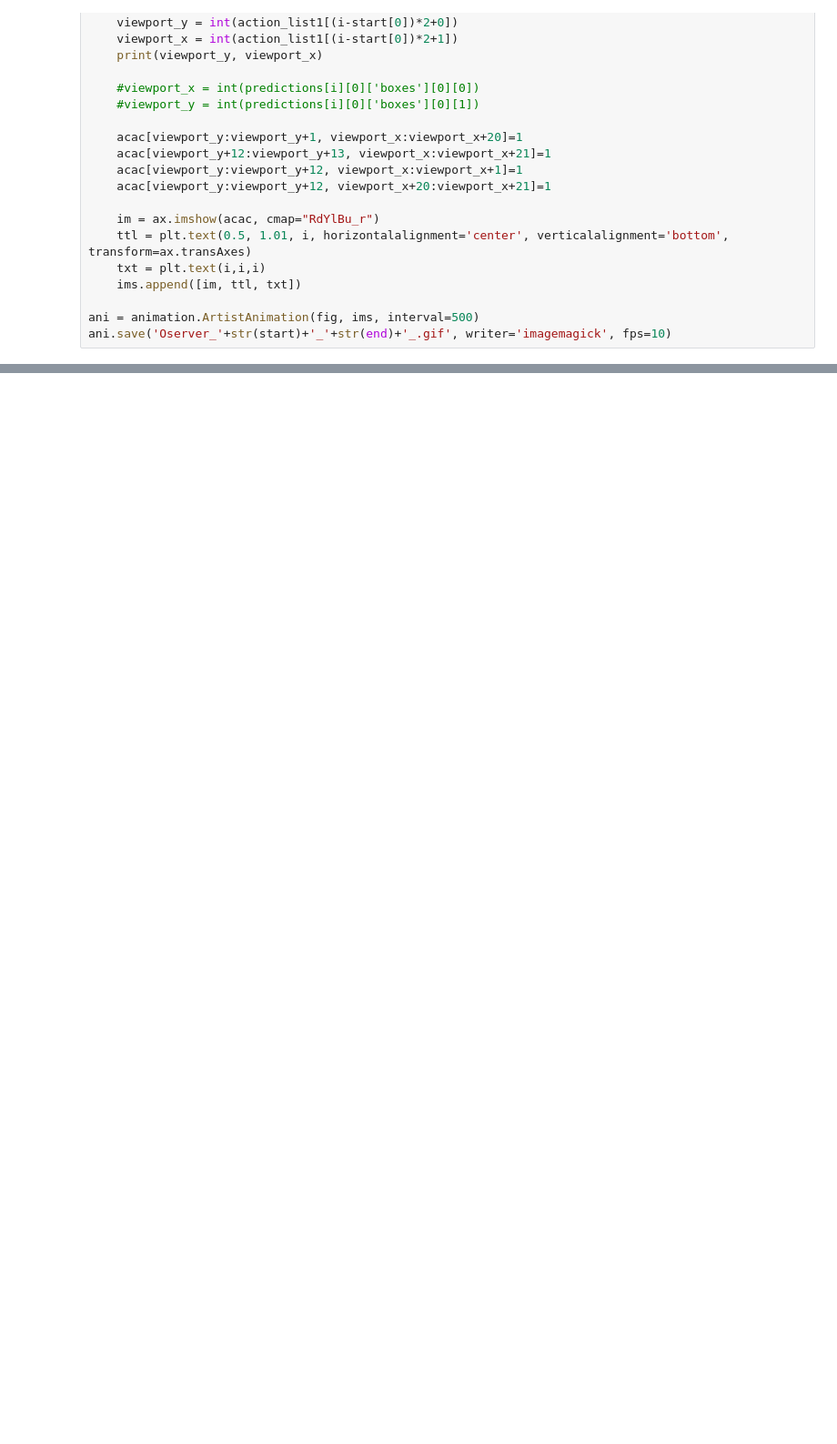
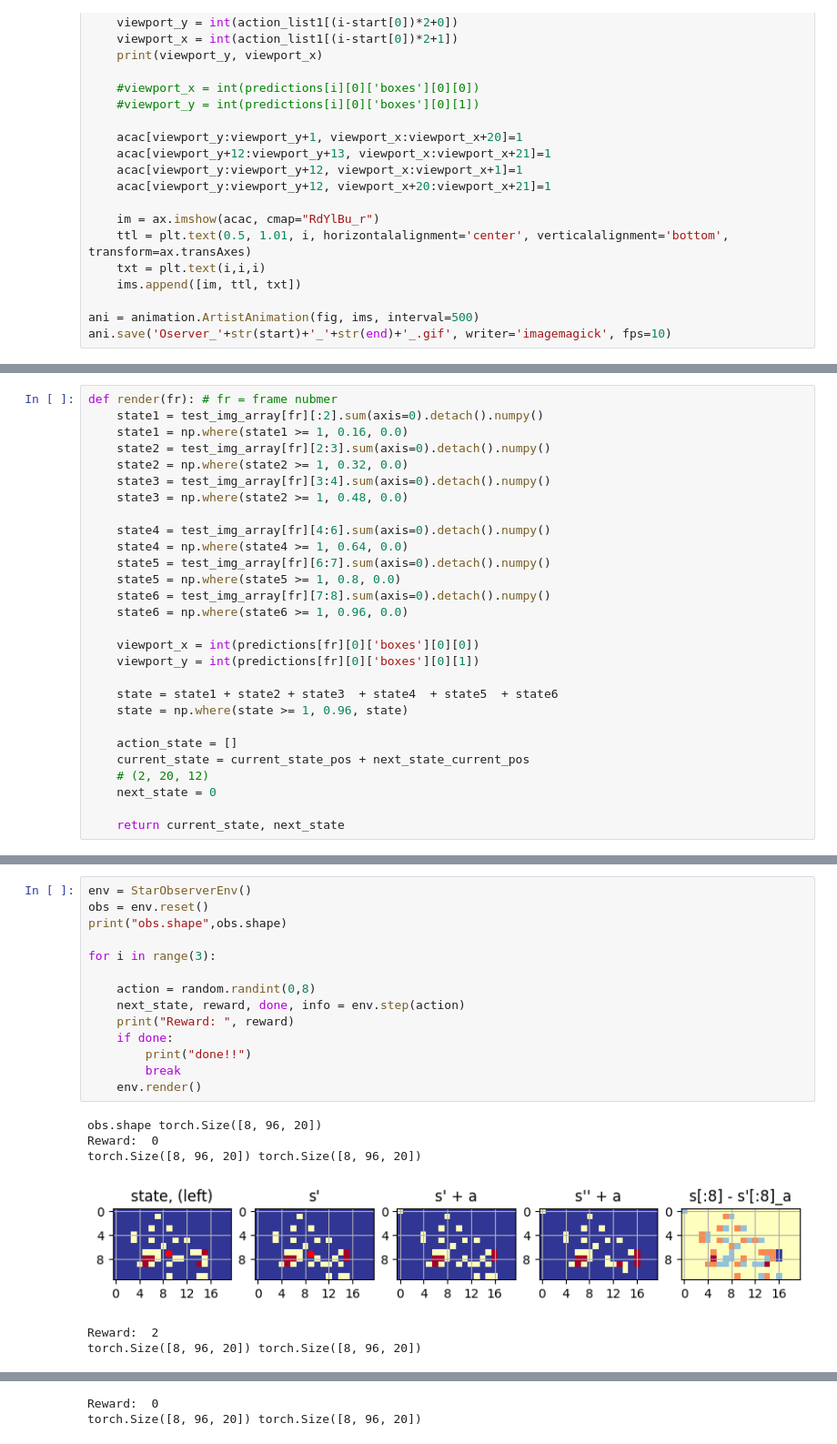
Before and after one commit to hotco87/Automatic-Observer-for-StarCraft, a Jupyter notebook: src/5_RuleBased_Observer_and_RL.ipynb, the cells around one changed output, grey strips where cells are left out. Shown at 91% size. Saved outputs shown, nothing was run; the diff lists cells and outputs as text; blank space fills up the shorter version.

```diff
--- a/src/5_RuleBased_Observer_and_RL.ipynb
+++ b/src/5_RuleBased_Observer_and_RL.ipynb
@@ -655,0 +2517,28 @@ ani.save('Oserver_'+str(start)+'_'+str(end)+'_.gif', writer='imagemagick', fps=1
+# %%
+def render(fr): # fr = frame nubmer
+    state1 = test_img_array[fr][:2].sum(axis=0).detach().numpy()
+    state1 = np.where(state1 >= 1, 0.16, 0.0)
+    state2 = test_img_array[fr][2:3].sum(axis=0).detach().numpy()
+    state2 = np.where(state2 >= 1, 0.32, 0.0)
+    state3 = test_img_array[fr][3:4].sum(axis=0).detach().numpy()
+    state3 = np.where(state2 >= 1, 0.48, 0.0)
+
+    state4 = test_img_array[fr][4:6].sum(axis=0).detach().numpy()
+    state4 = np.where(state4 >= 1, 0.64, 0.0)
+    state5 = test_img_array[fr][6:7].sum(axis=0).detach().numpy()
+    state5 = np.where(state5 >= 1, 0.8, 0.0)
+    state6 = test_img_array[fr][7:8].sum(axis=0).detach().numpy()
+    state6 = np.where(state6 >= 1, 0.96, 0.0)
+
+    viewport_x = int(predictions[fr][0]['boxes'][0][0])
+    viewport_y = int(predictions[fr][0]['boxes'][0][1])
+
+    state = state1 + state2 + state3  + state4  + state5  + state6
+    state = np.where(state >= 1, 0.96, state)
+
+    action_state = []
+    current_state = current_state_pos + next_state_current_pos
+    # (2, 20, 12)
+    next_state = 0
+
+    return current_state, next_state
@@ -655,0 +2929,21 @@ ani.save('Oserver_'+str(start)+'_'+str(end)+'_.gif', writer='imagemagick', fps=1
+# %%
+env = StarObserverEnv()
+obs = env.reset()
+print("obs.shape",obs.shape)
+
+for i in range(3):
+
+    action = random.randint(0,8)
+    next_state, reward, done, info = env.step(action)
+    print("Reward: ", reward)
+    if done:
+        print("done!!")
+        break
+    env.render()
+# %% [output]
+obs.shape torch.Size([8, 96, 20])
+Reward:  0
+torch.Size([8, 96, 20]) torch.Size([8, 96, 20])
+[figure, added]
+Reward:  2
+torch.Size([8, 96, 20]) torch.Size([8, 96, 20])
@@ -655,0 +2951,2 @@ ani.save('Oserver_'+str(start)+'_'+str(end)+'_.gif', writer='imagemagick', fps=1
+Reward:  0
+torch.Size([8, 96, 20]) torch.Size([8, 96, 20])
```
Also changed, not shown: parts of 108 cells of this notebook, 1 other file.
